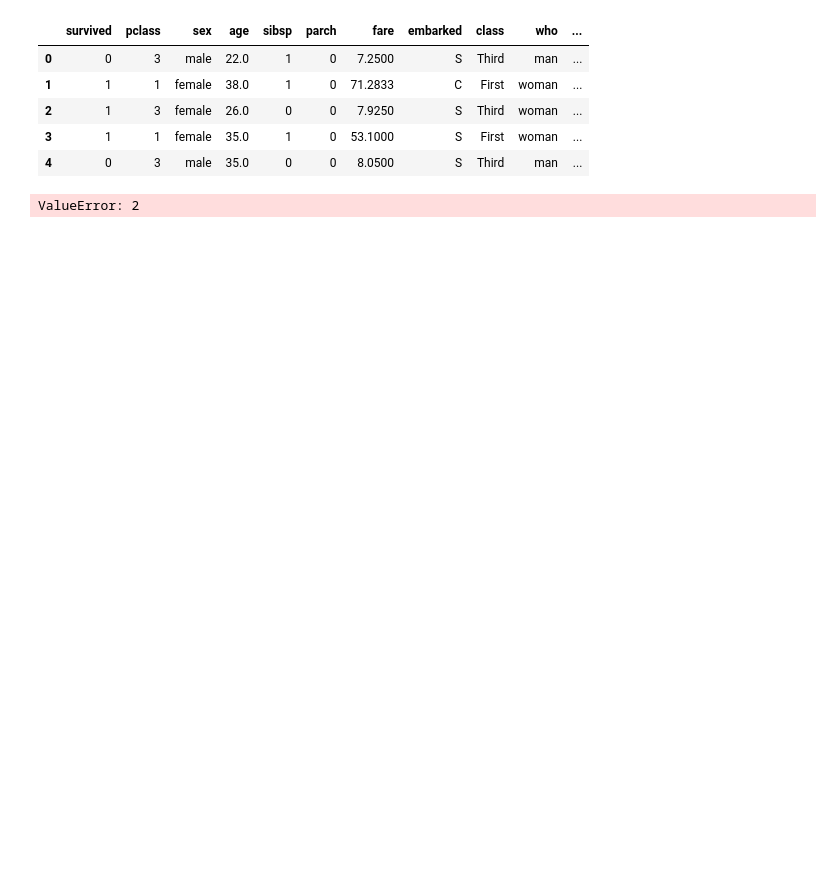
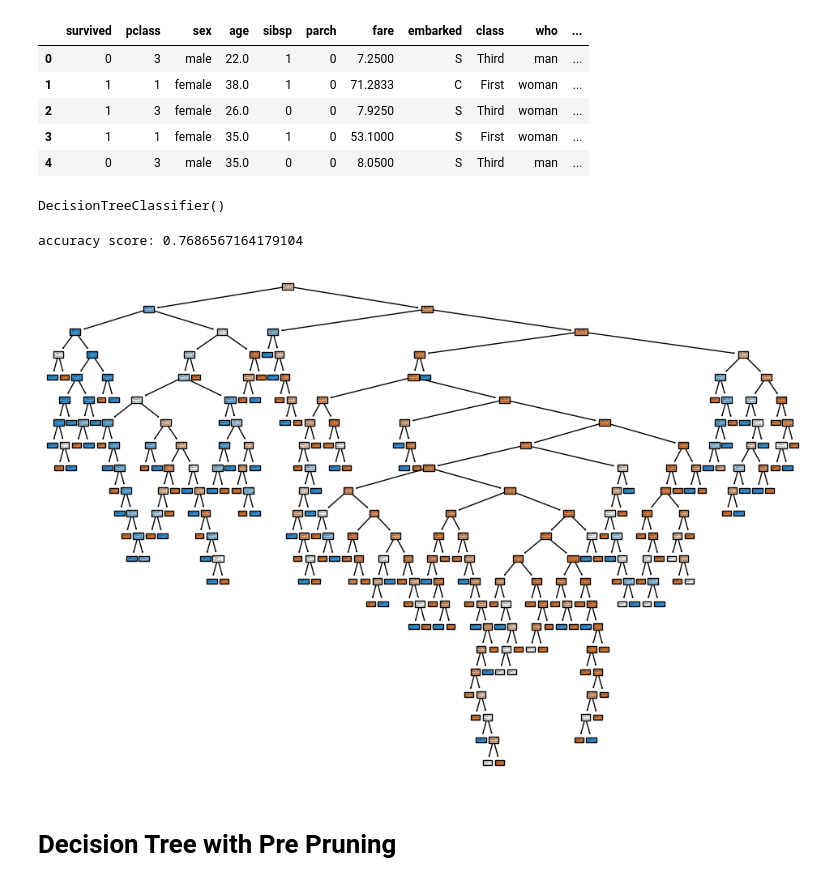
Before and after one commit to theabdullah05-web/PRIME-Classes, a Jupyter notebook: Supervised Learning/decision_tree_classifier.ipynb, the cells around one changed output. Saved outputs shown, nothing was run; the diff lists cells and outputs as text; code cells hidden in the pictures; blank space fills up the shorter version.

```diff
--- a/Supervised Learning/decision_tree_classifier.ipynb
+++ b/Supervised Learning/decision_tree_classifier.ipynb
@@ -20,9 +21,45 @@ target=["survived"]
 # %%
 # Handle Missing Values
 imp_median = SimpleImputer(strategy="median")
-titanic["age"]=imp_median.fit_transform(titanic[["age"]])
+titanic[["age"]]=imp_median.fit_transform(titanic[["age"]])
 
 imp_most_frequent=SimpleImputer(strategy="most_frequent")
-titanic["embarked"] = imp_most_frequent.fit_transform(titanic[["embarked"]]).ravel()
+titanic[["embarked"]] = imp_most_frequent.fit_transform(titanic[["embarked"]])
-# %% [output]
-ValueError: 2
+# %%
+# Encoding
+le = LabelEncoder()
+titanic["sex"]=le.fit_transform(titanic["sex"])
+titanic["embarked"] = le.fit_transform(titanic["embarked"])
+# %%
+X=titanic[features]
+y=titanic[target]
+X_train, X_test, y_train, y_test = train_test_split(
+    X, y, test_size=0.30, random_state=42
+)
+# %%
+# Decision Tree Model - No Pruning
+from sklearn.tree import DecisionTreeClassifier, plot_tree
+
+model = DecisionTreeClassifier()
+model.fit(X_train,y_train)
+# %% [output]
+DecisionTreeClassifier()
+# %%
+from sklearn.metrics import accuracy_score
+y_pred=model.predict(X_test)
+print(f"accuracy score: {accuracy_score(y_test,y_pred)}")
+# %% [output]
+accuracy score: 0.7686567164179104
+# %%
+plt.figure(figsize=(12, 8))
+plot_tree(
+    model,
+    feature_names=X.columns,
+    class_names=["Died","Survived"],
+    filled=True,
+)
+plt.show()
+# %% [output]
+[figure, added]
+# %% [markdown]
+# Decision Tree with Pre Pruning
```
Also changed, not shown: parts of 5 cells of this notebook.
